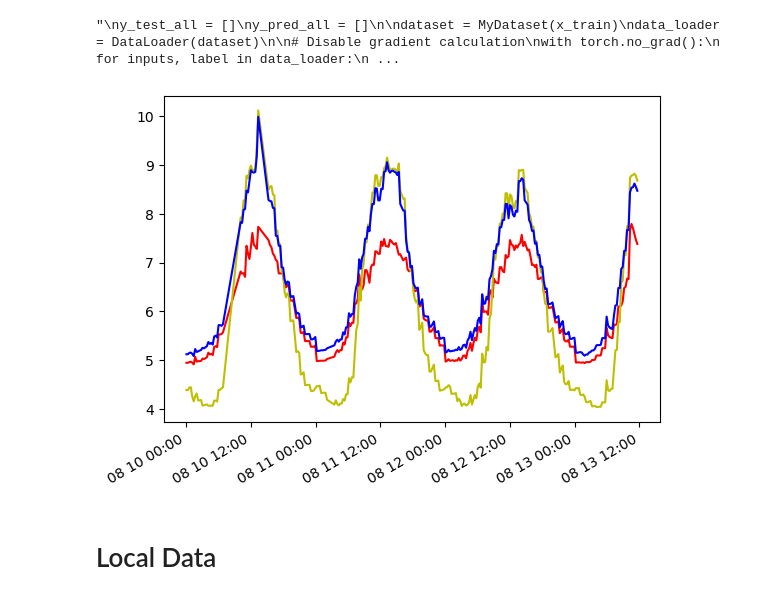
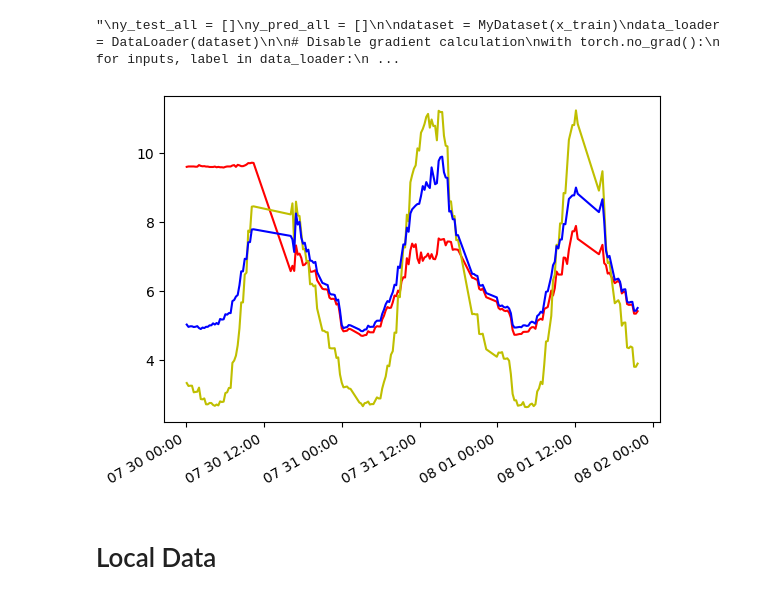
Before and after one commit to NawidT/morefish-ml, a Jupyter notebook: training/do_training.ipynb, the cells around one changed output. Saved outputs shown, nothing was run; the diff lists cells and outputs as text; code cells hidden in the pictures.

```diff
--- a/training/do_training.ipynb
+++ b/training/do_training.ipynb
@@ -152,7 +154,7 @@ from sklearn.linear_model import RidgeCV
 
 print("------------ Spline SVR Results ------------")
 svm_spline = make_pipeline(preprocessing.SplineTransformer(), SVR(kernel='rbf', shrinking=True, C=1.5))
-svm_spline.fit(big_X_train, big_y_train)
+svm_spline.fit(X_train, y_train)
 y_pred = svm_spline.predict(X_test)
 # # save as pickle file
 # filename = './weights/do_svm_spline.pkl'
@@ -701,44 +728,44 @@ df['DeepNN'] = y_pred_all
 # %%
 import matplotlib.pyplot as plt
 from matplotlib.dates import DateFormatter
 
 
-y_pred = ridge.predict(x_train)
-df['ridge'] = y_pred
+# y_pred = ridge.predict(x_train)
+# df['ridge'] = y_pred
 
-y_pred = svm_spline.predict(x_train)
-df['svm_spline'] = y_pred
+# y_pred = svm_spline.predict(x_train)
+# df['svm_spline'] = y_pred
 
-y_pred - svm_q.predict(x_train)
-df['svm_q'] = y_pred
+# y_pred - svm_q.predict(x_train)
+# df['svm_q'] = y_pred
 
-y_pred = svm_robust.predict(x_train)
-df['svm_robust'] = y_pred
+# y_pred = svm_robust.predict(x_train)
+# df['svm_robust'] = y_pred
 
 y_pred = do_predict(x_train)
 df['weighted'] = y_pred
 
 y_pred = manuel_do_predict(x_train)
 df['manuel'] = y_pred
 
 
 fig, ax = plt.subplots()
-bet = df.loc[df['datetime'].between('2023-08-10', '2023-08-29')]
-bet2 = df.loc[df['datetime'].between('2023-08-10', '2023-08-29')]
+bet = df.loc[df['datetime'].between('2023-07-30', '2023-08-02')]
+bet2 = df.loc[df['datetime'].between('2023-07-30', '2023-08-02')]
 
 ax.plot(bet['datetime'], bet['PROD'].astype(float), 'r')
 ax.plot(bet['datetime'], bet2['weighted'].astype(float), 'y')
 ax.plot(bet['datetime'], bet2['manuel'].astype(float), 'b')
 #ax.plot(bet['datetime'], bet2['svm_robust'].astype(float), 'g')
 
 myFmt = DateFormatter("%m %d %H:%M")
 ax.xaxis.set_major_formatter(myFmt)
 
 ## Rotate date labels automatically
 fig.autofmt_xdate()
 plt.show()
 # %% [output]
-[figure, old version]
+[figure, new version]
 # %% [markdown]
 # Local Data
 # %%
```
Also changed, not shown: parts of 7 cells of this notebook, 4 other files.
